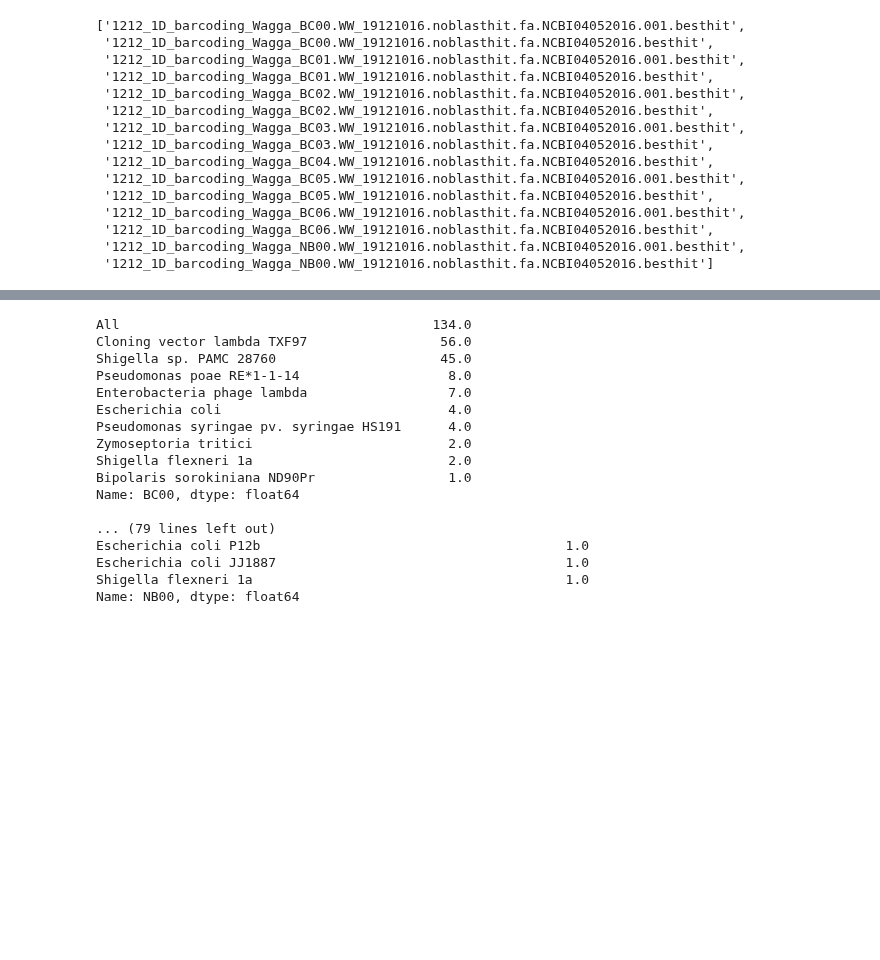
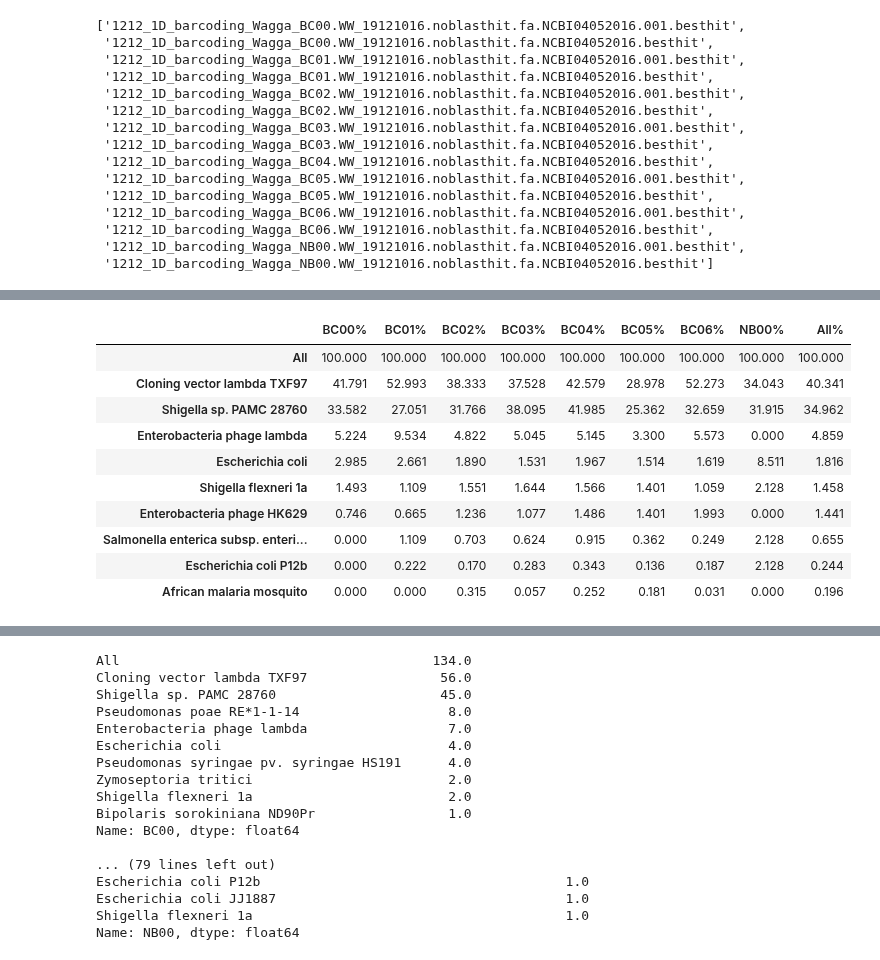
Before and after one commit to BenjaminSchwessinger/Gamran, a Jupyter notebook: MinIon_analysis_05012017_Wagga_initial-taxonomy.ipynb, the cells around one changed output, grey strips where cells are left out. Cells and saved outputs as stored; diff of their text form; code cells hidden in the pictures; blank space fills up the shorter version.

```diff
--- a/MinIon_analysis_05012017_Wagga_initial-taxonomy.ipynb
+++ b/MinIon_analysis_05012017_Wagga_initial-taxonomy.ipynb
@@ -123,0 +122,23 @@ Name: BC02, dtype: float64
+# %%
+#Create pivot table showing % of species per barcode, sorted by control (BC04)
+joint_NCBI_pivot_table_names_pc = joint_NCBI_pivot_table_names.copy()
+
+for bcs in joint_NCBI_pivot_table_names.columns:
+    joint_NCBI_pivot_table_names_pc[str(bcs) + '%'] = joint_NCBI_pivot_table_names_pc[bcs].apply(lambda x: (x / joint_NCBI_pivot_table_names[bcs].loc['All'])*100)
+for spcs in joint_NCBI_pivot_table_names.columns:
+    joint_NCBI_pivot_table_names_pc.drop(spcs, axis=1, inplace=True)
+
+joint_NCBI_pivot_table_names_pc2 = joint_NCBI_pivot_table_names_pc.sort_values('BC04%', axis=0, ascending=False)
+joint_NCBI_pivot_table_names_pc2.applymap(lambda x: '%.3f' % x).head(n=10)
+# %% [output]
+|  | BC00% | BC01% | BC02% | BC03% | BC04% | BC05% | BC06% | NB00% | All% |
+| All | 100.000 | 100.000 | 100.000 | 100.000 | 100.000 | 100.000 | 100.000 | 100.000 | 100.000 |
+| Cloning vector lambda TXF97 | 41.791 | 52.993 | 38.333 | 37.528 | 42.579 | 28.978 | 52.273 | 34.043 | 40.341 |
+| Shigella sp. PAMC 28760 | 33.582 | 27.051 | 31.766 | 38.095 | 41.985 | 25.362 | 32.659 | 31.915 | 34.962 |
+| Enterobacteria phage lambda | 5.224 | 9.534 | 4.822 | 5.045 | 5.145 | 3.300 | 5.573 | 0.000 | 4.859 |
+| Escherichia coli | 2.985 | 2.661 | 1.890 | 1.531 | 1.967 | 1.514 | 1.619 | 8.511 | 1.816 |
+| Shigella flexneri 1a | 1.493 | 1.109 | 1.551 | 1.644 | 1.566 | 1.401 | 1.059 | 2.128 | 1.458 |
+| Enterobacteria phage HK629 | 0.746 | 0.665 | 1.236 | 1.077 | 1.486 | 1.401 | 1.993 | 0.000 | 1.441 |
+| Salmonella enterica subsp. enteri... | 0.000 | 1.109 | 0.703 | 0.624 | 0.915 | 0.362 | 0.249 | 2.128 | 0.655 |
+| Escherichia coli P12b | 0.000 | 0.222 | 0.170 | 0.283 | 0.343 | 0.136 | 0.187 | 2.128 | 0.244 |
+| African malaria mosquito | 0.000 | 0.000 | 0.315 | 0.057 | 0.252 | 0.181 | 0.031 | 0.000 | 0.196 |
```
Also changed, not shown: parts of 18 cells of this notebook.
